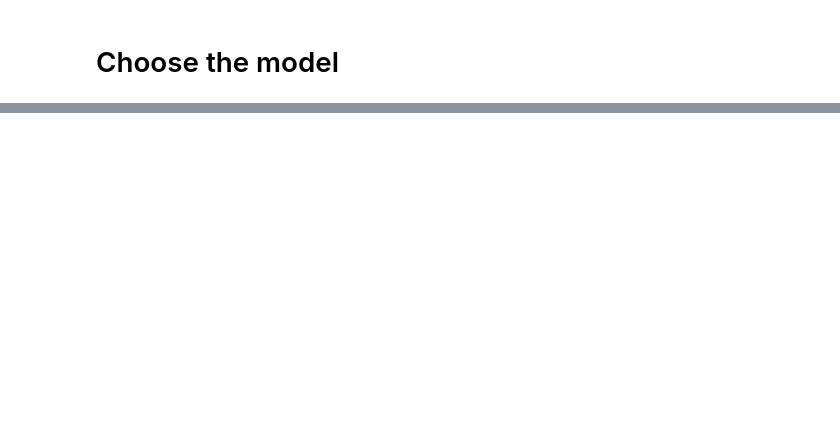
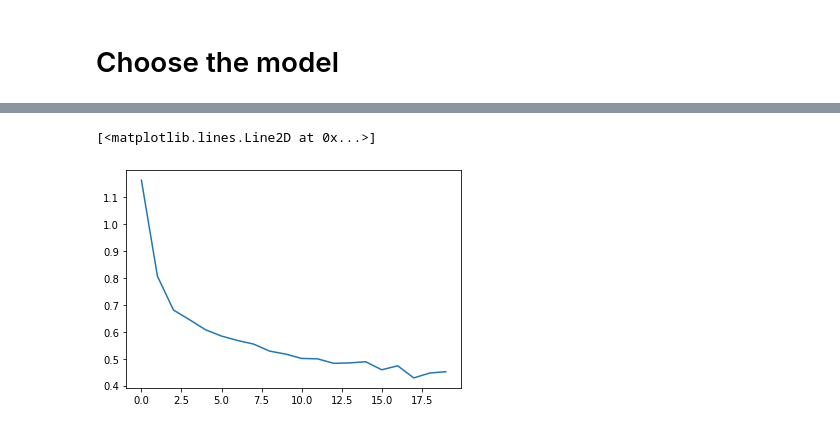
Before and after one commit to Shay9000/Flower-classification, a Jupyter notebook: Flower_classification.ipynb, the cells around one changed output, grey strips where cells are left out. Cells and saved outputs as stored; diff of their text form; code cells hidden in the pictures; blank space fills up the shorter version.

Commit message:
Transfer learn SGD vs AdaHessian

```diff
--- a/Flower_classification.ipynb
+++ b/Flower_classification.ipynb
@@ -96,0 +127,9 @@ VGG(
+# %%
+## TODO: add a last linear layer  that maps n_inputs -> 5 flower classes
+## new layers automatically have requires_grad = True
+from torch import nn
+
+vgg16.classifier[6]=nn.Linear(vgg16.classifier[6].in_features,5)
+# after completing your model, if GPU is available, move the model to GPU
+if train_on_gpu:
+    vgg16.cuda()
@@ -96,0 +140,30 @@ VGG(
+# %%
+import torch.optim as optim
+
+# specify loss function (categorical cross-entropy)
+criterion = nn.CrossEntropyLoss()
+
+# specify optimizer (stochastic gradient descent) and learning rate = 0.001
+optimizer = optim.SGD(vgg16.classifier.parameters(), lr=0.001)
+# %%
+# number of epochs to train the model
+n_epochs = 20
+
+## TODO complete epoch and training batch loops
+## These loops should update the classifier-weights of this model
+## And track (and print out) the training loss over time
+training_loss=[]
+for e in range(1,n_epochs+1):
+    running_loss=0
+    for batch_i ,(images,labels) in enumerate(train_loader):
+        if train_on_gpu:
+            images,labels=images.cuda(),labels.cuda()
+        y_hat=vgg16(images)
+        loss=criterion(y_hat,labels)
+        optimizer.zero_grad()
+        loss.backward()
+        optimizer.step()
+        running_loss+=loss.item()
+    else:
+        training_loss.append(running_loss/len(train_loader))
+        print(f"Training loss: {running_loss/len(train_loader)}")
@@ -96,0 +191,5 @@ VGG(
+# %%
+plt.plot(training_loss)
+# %% [output]
+[<matplotlib.lines.Line2D at 0x...>]
+[figure, added]
```
Also changed, not shown: parts of 18 cells of this notebook.
